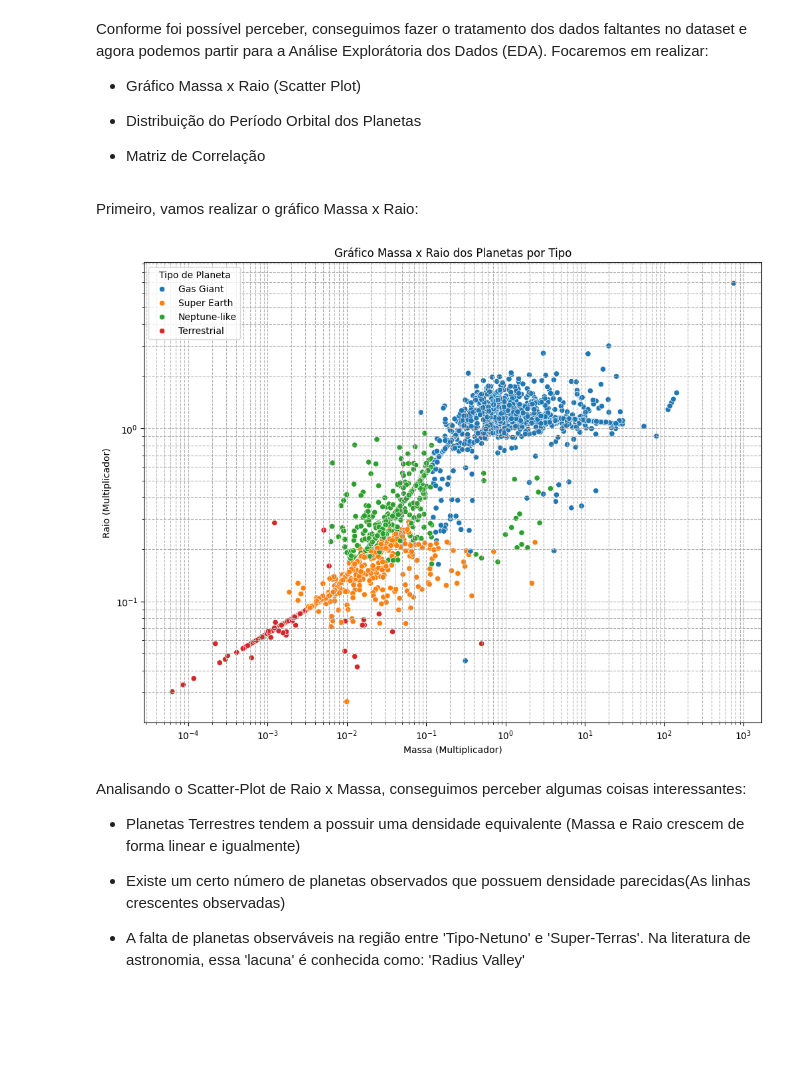
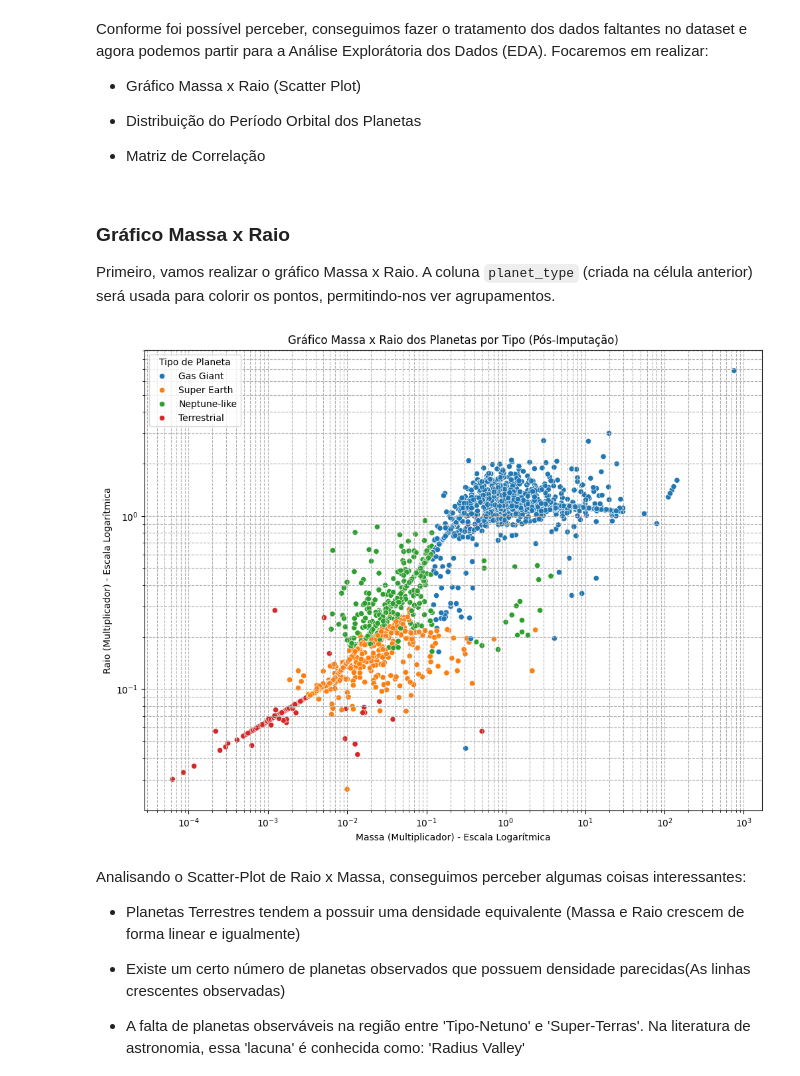
Before and after one commit to FelipeMota04/TrabalhoFinal-ICD-2025.2, a Jupyter notebook: data_stract.ipynb, the cells around one changed output. Cells and saved outputs as stored; diff of their text form; code cells hidden in the pictures; blank space fills up the shorter version.

```diff
--- a/data_stract.ipynb
+++ b/data_stract.ipynb
@@ -1,9 +5,23 @@
 # %%
 import pandas as pd
 import numpy as np
+import matplotlib.pyplot as plt
+import seaborn as sns
+from math import sqrt
+import warnings
 
-df = pd.read_csv("dataset/cleaned_5250.csv")
+# Módulos de Pré-processamento e Métricas
+from sklearn.model_selection import train_test_split
+from sklearn.preprocessing import StandardScaler
+from sklearn.metrics import mean_squared_error, r2_score, classification_report, accuracy_score, confusion_matrix
 
-# Verificando se o DF foi importado com sucesso:
-df.head(10)
+# Modelos
+from sklearn.ensemble import RandomForestRegressor, RandomForestClassifier
+from sklearn.neighbors import KNeighborsClassifier
+
+# Configurações
+warnings.simplefilter(action='ignore', category=FutureWarning)
+warnings.simplefilter(action='ignore', category=UserWarning)
+
+print("Bibliotecas carregadas.")
 # %% [output]
@@ -42,0 +29,15 @@ df = df.drop(['mass_wrt','radius_wrt'],axis=1)
+# %%
+# Carregando o dataset
+try:
+    df_original = pd.read_csv("dataset/cleaned_5250.csv")
+except FileNotFoundError:
+    print("Erro: Arquivo 'dataset/cleaned_5250.csv' não encontrado.")
+    print("Por favor, garanta que o dataset esteja no diretório correto.")
+    df_original = pd.DataFrame()
+
+# Criar uma cópia de trabalho para preservar o original
+if not df_original.empty:
+    df = df_original.copy()
+    print("Dataset carregado com sucesso.")
+    print(f"Total de {len(df)} registros.")
+    df.head(10)
@@ -189,31 +238,33 @@ planet_type_cols = [
 df_reg['planet_type'] = df_reg[planet_type_cols].idxmax(axis=1).str.replace('planet_type_', '')
 df['planet_type'] = df[planet_type_cols].idxmax(axis=1).str.replace('planet_type_', '')
 # %% [markdown]
-Primeiro, vamos realizar o gráfico Massa x Raio:
+### Gráfico Massa x Raio
+
+Primeiro, vamos realizar o gráfico Massa x Raio. A coluna `planet_type` (criada na célula anterior) será usada para colorir os pontos, permitindo-nos ver agrupamentos.
 # %%
 # Define o tamanho da figura para melhor visualização com a legenda
 plt.figure(figsize=(12, 9))
 
 # Cria o scatter plot, usando 'hue' para colorir os pontos por 'planet_type'
 sns.scatterplot(data=df_reg, x='mass_multiplier', y='radius_multiplier', hue='planet_type')
 
 # Adiciona títulos e rótulos
-plt.title('Gráfico Massa x Raio dos Planetas por Tipo')
-plt.xlabel('Massa (Multiplicador)')
-plt.ylabel('Raio (Multiplicador)')
+plt.title('Gráfico Massa x Raio dos Planetas por Tipo (Pós-Imputação)')
+plt.xlabel('Massa (Multiplicador) - Escala Logarítmica')
+plt.ylabel('Raio (Multiplicador) - Escala Logarítmica')
 
 # Usa escala logarítmica para melhor visualização
 plt.xscale('log')
 plt.yscale('log')
 
 # Adiciona uma grade e uma legenda
 plt.grid(True, which="both", ls="--")
 plt.legend(title='Tipo de Planeta')
 
 # Mostra o gráfico
 plt.show()
 # %% [output]
-[figure, old version]
+[figure, new version]
 # %% [markdown]
 Analisando o Scatter-Plot de Raio x Massa, conseguimos perceber algumas coisas interessantes:
 
```
Also changed, not shown: parts of 28 cells of this notebook, 2 other files.
